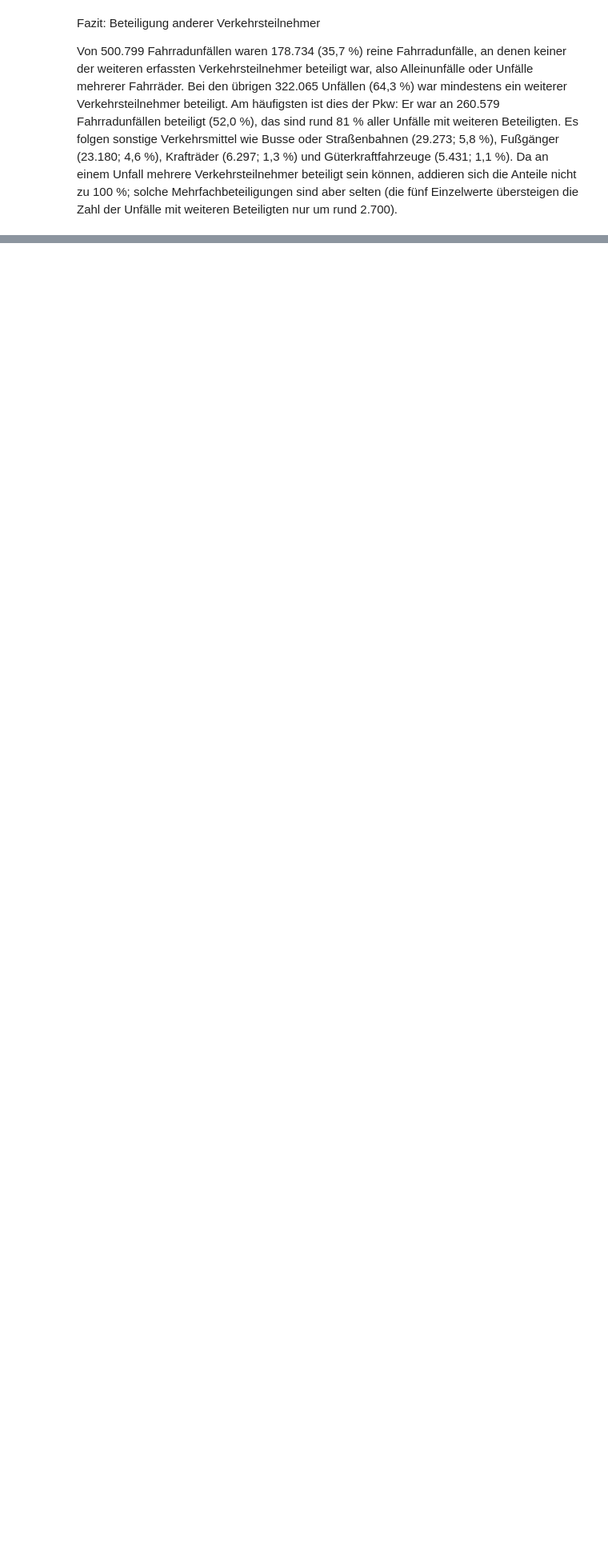
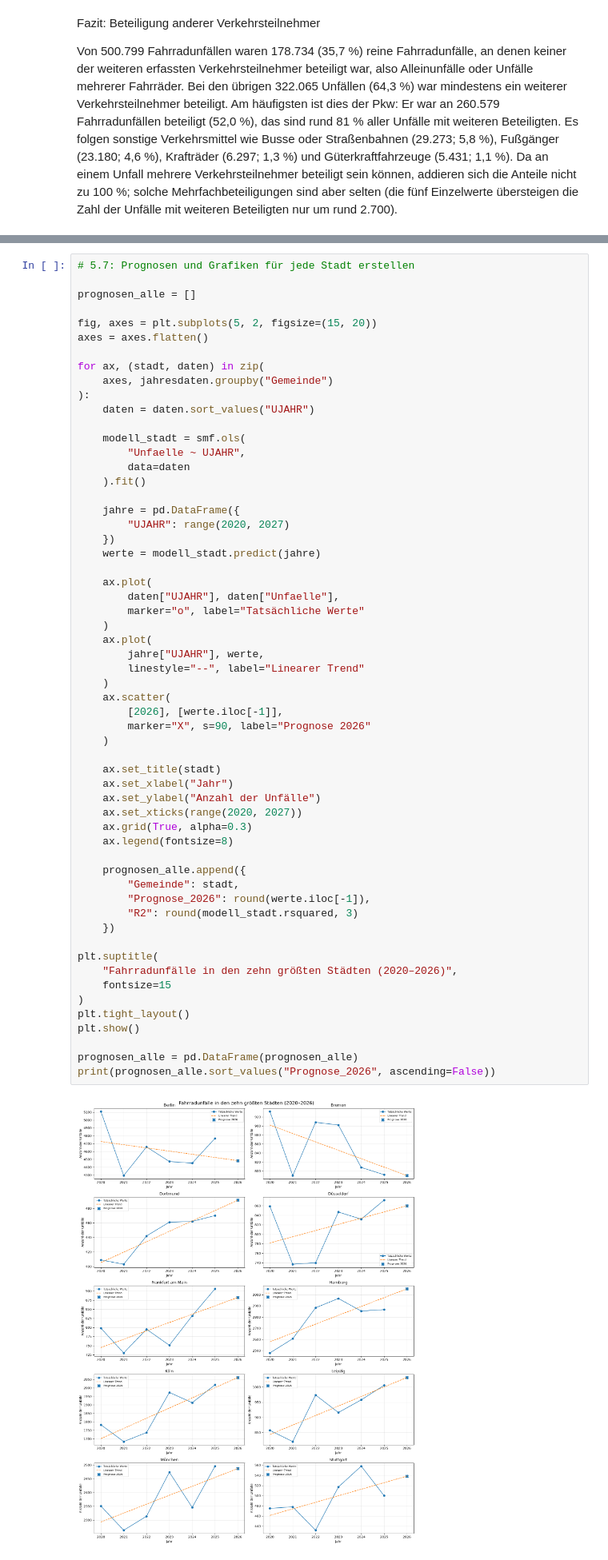
Before and after one commit to RogovaNatalia/Unfallorte_Projekt, a Jupyter notebook: analyse.ipynb, the cells around one changed output, grey strips where cells are left out. Shown at 80% size. Saved outputs shown, nothing was run; the diff lists cells and outputs as text; blank space fills up the shorter version.

```diff
--- a/analyse.ipynb
+++ b/analyse.ipynb
@@ -1159,0 +1344,60 @@ Von 500.799 Fahrradunfällen waren 178.734 (35,7 %) reine Fahrradunfälle, an de
+# %%
+# 5.7: Prognosen und Grafiken für jede Stadt erstellen
+
+prognosen_alle = []
+
+fig, axes = plt.subplots(5, 2, figsize=(15, 20))
+axes = axes.flatten()
+
+for ax, (stadt, daten) in zip(
+    axes, jahresdaten.groupby("Gemeinde")
+):
+    daten = daten.sort_values("UJAHR")
+
+    modell_stadt = smf.ols(
+        "Unfaelle ~ UJAHR",
+        data=daten
+    ).fit()
+
+    jahre = pd.DataFrame({
+        "UJAHR": range(2020, 2027)
+    })
+    werte = modell_stadt.predict(jahre)
+
+    ax.plot(
+        daten["UJAHR"], daten["Unfaelle"],
+        marker="o", label="Tatsächliche Werte"
+    )
+    ax.plot(
+        jahre["UJAHR"], werte,
+        linestyle="--", label="Linearer Trend"
+    )
+    ax.scatter(
+        [2026], [werte.iloc[-1]],
+        marker="X", s=90, label="Prognose 2026"
+    )
+
+    ax.set_title(stadt)
+    ax.set_xlabel("Jahr")
+    ax.set_ylabel("Anzahl der Unfälle")
+    ax.set_xticks(range(2020, 2027))
+    ax.grid(True, alpha=0.3)
+    ax.legend(fontsize=8)
+
+    prognosen_alle.append({
+        "Gemeinde": stadt,
+        "Prognose_2026": round(werte.iloc[-1]),
+        "R2": round(modell_stadt.rsquared, 3)
+    })
+
+plt.suptitle(
+    "Fahrradunfälle in den zehn größten Städten (2020–2026)",
+    fontsize=15
+)
+plt.tight_layout()
+plt.show()
+
+prognosen_alle = pd.DataFrame(prognosen_alle)
+print(prognosen_alle.sort_values("Prognose_2026", ascending=False))
+# %% [output]
+[figure, added]
```
Also changed, not shown: parts of 14 cells of this notebook, 2 other files.
